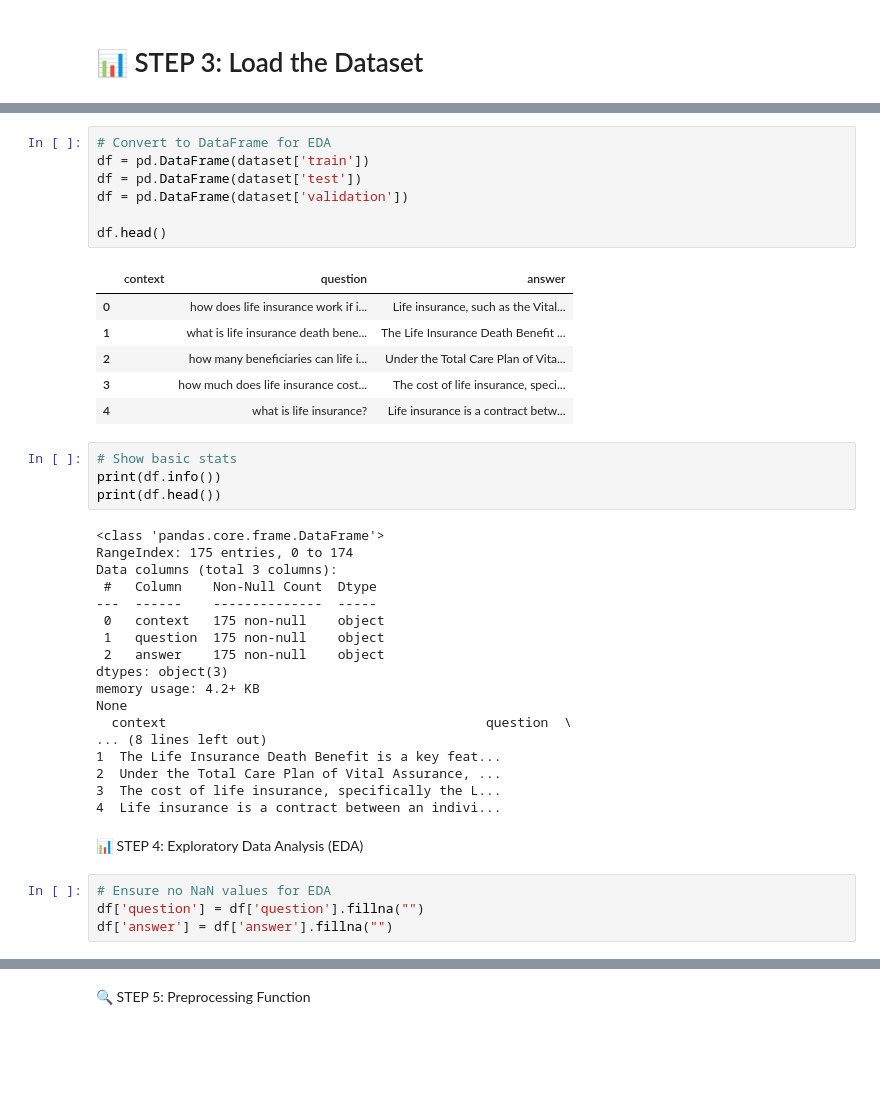
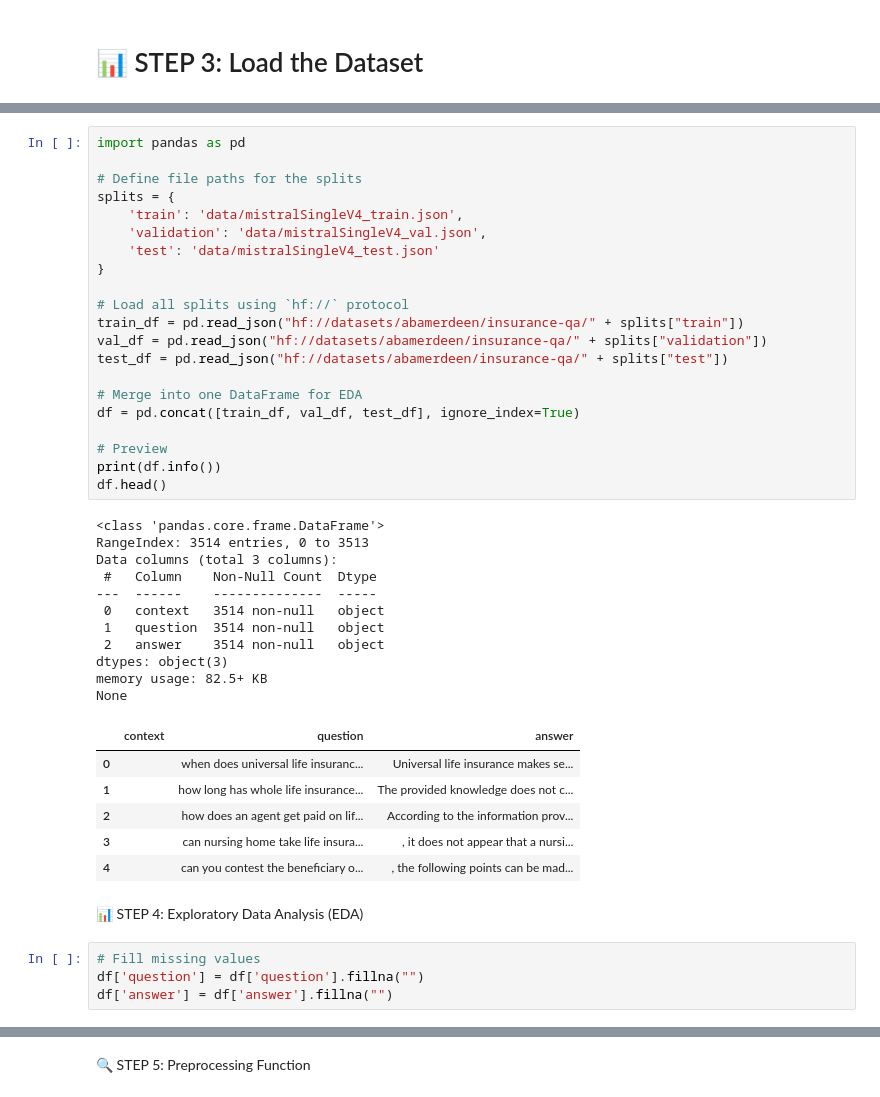
Before and after one commit to Jules-gatete/ML-Techniques-I---CHATBOT, a Jupyter notebook: chatbot.ipynb, the cells around one changed output, grey strips where cells are left out. Saved outputs shown, nothing was run; the diff lists cells and outputs as text; blank space fills up the shorter version.

```diff
--- a/chatbot.ipynb
+++ b/chatbot.ipynb
@@ -69,43 +70,46 @@ DatasetDict({
-# %%
-# Convert to DataFrame for EDA
-df = pd.DataFrame(dataset['train'])
-df = pd.DataFrame(dataset['test'])
-df = pd.DataFrame(dataset['validation'])
-
-df.head()
-# %% [output]
-|  | context | question | answer |
-| 0 |  | how does life insurance work if i... | Life insurance, such as the Vital... |
-| 1 |  | what is life insurance death bene... | The Life Insurance Death Benefit ... |
-| 2 |  | how many beneficiaries can life i... | Under the Total Care Plan of Vita... |
-| 3 |  | how much does life insurance cost... | The cost of life insurance, speci... |
-| 4 |  | what is life insurance? | Life insurance is a contract betw... |
-# %%
-# Show basic stats
-print(df.info())
-print(df.head())
-# %% [output]
-<class 'pandas.core.frame.DataFrame'>
-RangeIndex: 175 entries, 0 to 174
-Data columns (total 3 columns):
- #   Column    Non-Null Count  Dtype
----  ------    --------------  -----
- 0   context   175 non-null    object
- 1   question  175 non-null    object
- 2   answer    175 non-null    object
-dtypes: object(3)
-memory usage: 4.2+ KB
-None
-  context                                         question  \
-... (8 lines left out)
-1  The Life Insurance Death Benefit is a key feat...
-2  Under the Total Care Plan of Vital Assurance, ...
-3  The cost of life insurance, specifically the L...
-4  Life insurance is a contract between an indivi...
+# %%
+import pandas as pd
+
+# Define file paths for the splits
+splits = {
+    'train': 'data/mistralSingleV4_train.json',
+    'validation': 'data/mistralSingleV4_val.json',
+    'test': 'data/mistralSingleV4_test.json'
+}
+
+# Load all splits using `hf://` protocol
+train_df = pd.read_json("hf://datasets/abamerdeen/insurance-qa/" + splits["train"])
+val_df = pd.read_json("hf://datasets/abamerdeen/insurance-qa/" + splits["validation"])
+test_df = pd.read_json("hf://datasets/abamerdeen/insurance-qa/" + splits["test"])
+
+# Merge into one DataFrame for EDA
+df = pd.concat([train_df, val_df, test_df], ignore_index=True)
+
+# Preview
+print(df.info())
+df.head()
+# %% [output]
+<class 'pandas.core.frame.DataFrame'>
+RangeIndex: 3514 entries, 0 to 3513
+Data columns (total 3 columns):
+ #   Column    Non-Null Count  Dtype
+---  ------    --------------  -----
+ 0   context   3514 non-null   object
+ 1   question  3514 non-null   object
+ 2   answer    3514 non-null   object
+dtypes: object(3)
+memory usage: 82.5+ KB
+None
+|  | context | question | answer |
+| 0 |  | when does universal life insuranc... | Universal life insurance makes se... |
+| 1 |  | how long has whole life insurance... | The provided knowledge does not c... |
+| 2 |  | how does an agent get paid on lif... | According to the information prov... |
+| 3 |  | can nursing home take life insura... | , it does not appear that a nursi... |
+| 4 |  | can you contest the beneficiary o... | , the following points can be mad... |
 # %% [markdown]
 📊 STEP 4: Exploratory Data Analysis (EDA)
 # %%
-# Ensure no NaN values for EDA
+# Fill missing values
 df['question'] = df['question'].fillna("")
 df['answer'] = df['answer'].fillna("")
 # %%
```
Also changed, not shown: parts of 34 cells of this notebook.
